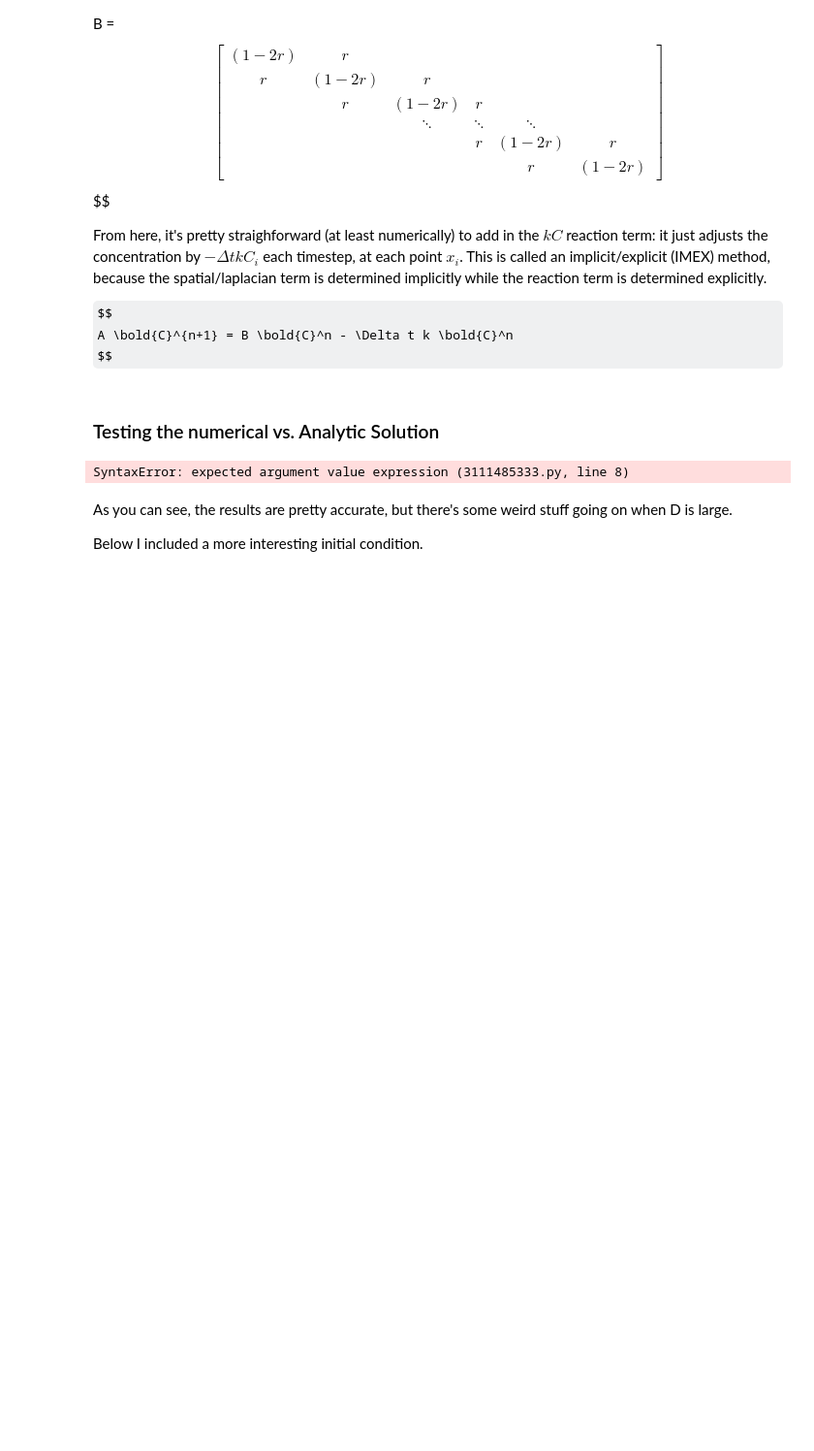
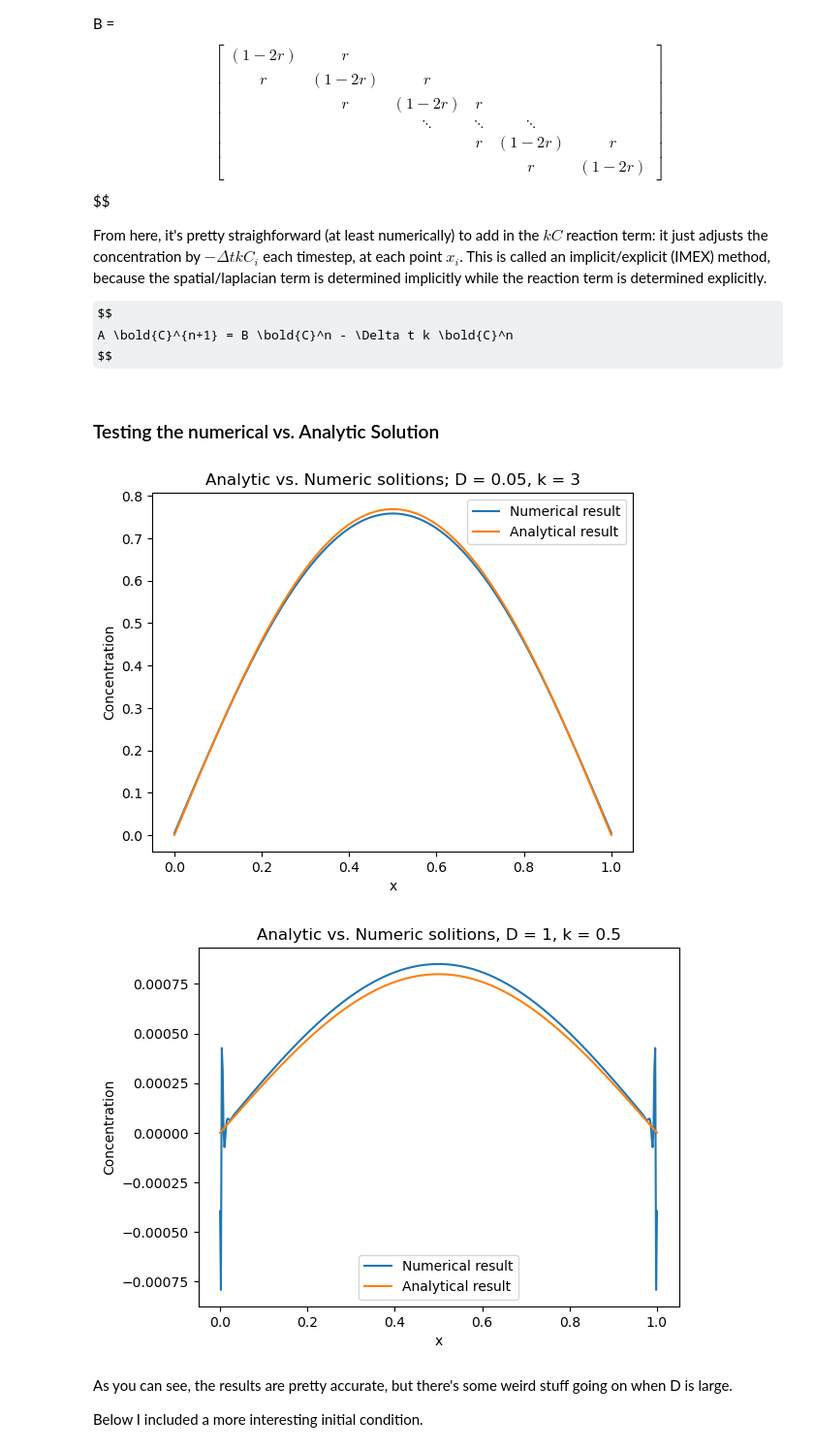
Before and after one commit to william-dove/Diffusion-Modeling, a Jupyter notebook: Diffusion.ipynb, the cells around one changed output. Shown at 97% size. Drawn from its saved outputs; the diff is of its cells as text; code cells hidden in the pictures; some formulas as TeX source; blank space fills up the shorter version.

```diff
--- a/Diffusion.ipynb
+++ b/Diffusion.ipynb
@@ -128,35 +130,36 @@ D = 0.05
 L = 1
 k = 3
 tf = 1
 
 C_num = CN(C0, D, L, k, tf)[-1]
-C_analytic = analytic(C0(1), D, L, k, tf, nspace=)
+C_analytic = analytic(C0(1), D, L, k, tf)
 
 x = np.linspace(0, L, len(C_num))
 
 plt.figure(1)
 plt.plot(x, C_num, label='Numerical result')
 plt.plot(x, C_analytic, label='Analytical result')
 plt.xlabel('x')
 plt.ylabel('Concentration')
 plt.legend()
 plt.title('Analytic vs. Numeric solitions; D = 0.05, k = 3')
 
 plt.figure(2)
 D = 1
 k = 0.5
 C_num = CN(C0, D, L, k, tf)[-1]
 C_analytic = analytic(C0(1), D, L, k, tf)
 plt.plot(x, C_num, label='Numerical result')
 plt.plot(x, C_analytic, label='Analytical result')
 plt.xlabel('x')
 plt.ylabel('Concentration')
 plt.legend()
 plt.title('Analytic vs. Numeric solitions, D = 1, k = 0.5')
 
 plt.show()
 # %% [output]
-SyntaxError: expected argument value expression (3111485333.py, line 8)
+[figure, added]
+[figure, added]
 # %% [markdown]
 As you can see, the results are pretty accurate, but there's some weird stuff going on when D is large.
 
```
Also changed, not shown: parts of 3 cells of this notebook.
